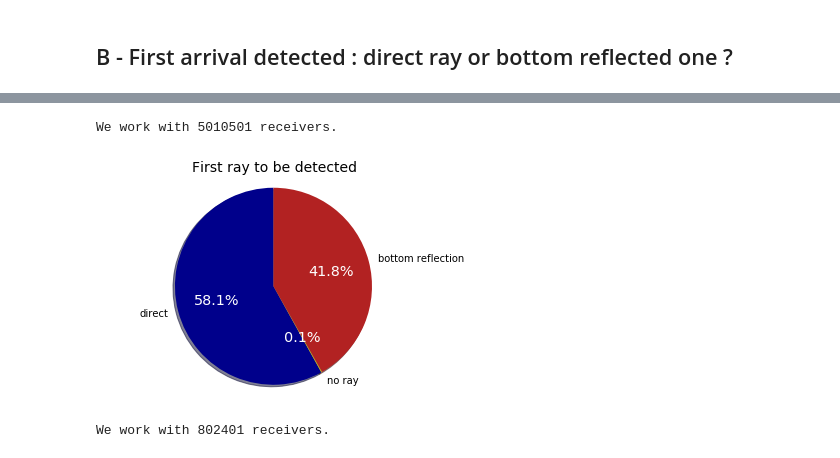
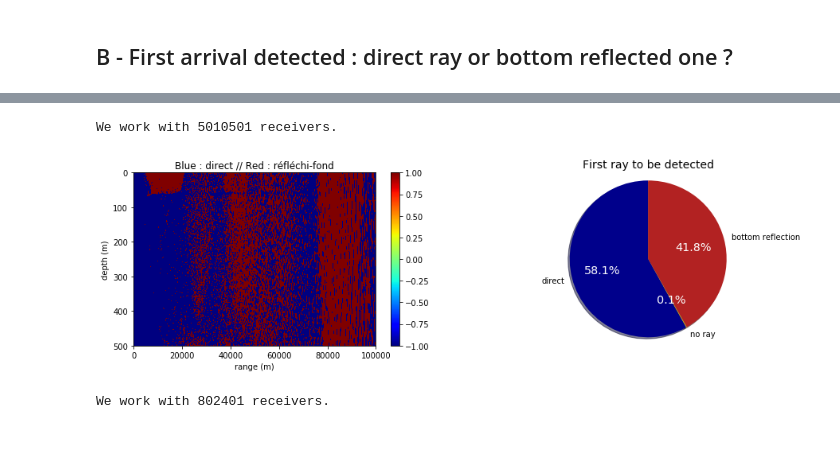
Before and after one commit to ponchama/Cognac_Acoustique, a Jupyter notebook: Bellhop/Arrival_times.ipynb, the cells around one changed output, grey strips where cells are left out. Cells and saved outputs as stored; diff of their text form; code cells hidden in the pictures.

```diff
--- a/Bellhop/Arrival_times.ipynb
+++ b/Bellhop/Arrival_times.ipynb
@@ -431,22 +438,34 @@ plt.gca().invert_yaxis()
 # %%
+##
+plt.figure(figsize=(15, 4))
+plt.subplot(1,2,1)
+plt.pcolormesh(R, Z, Dir1[:,:,isd].T, cmap='jet')
+plt.title ('Blue : direct // Red : réfléchi-fond')
+plt.xlabel("range (m)")
+plt.ylabel("depth (m)")
+cbar = plt.colorbar()
+plt.gca().invert_yaxis()
+
+##
+plt.subplot(1,2,2)
 tot = np.shape(Dir1)[0]*np.shape(Dir1)[1]
 print('We work with %d receivers.' %tot)
 direct = np.shape( np.where(Dir1==-1)[0] )[0]
 no_ray = np.shape(np.where(np.isnan(Dir1)))[1]
-bot_ref = np.shape( np.where(Dir1==1)[0] )[0]
-
+bot_ref = np.shape( np.where(Dir1>=1)[0] )[0]
 name = ['direct', 'no ray', 'bottom reflection']
 data = [direct, no_ray, bot_ref]
-patches, texts, autotexts = plt.pie(data, labels=name, colors=['darkblue','y','firebrick'], \
+patches, texts, autotexts = plt.pie(data, labels=name, \
+                                    colors=['darkblue','y','firebrick'], \
                                     autopct='%1.1f%%', startangle=90, shadow=True)
 for t in autotexts:
     t.set_color('w')
     t.set_size('x-large')
 plt.axis('equal')
 plt.title ('First ray to be detected', fontsize=14)
 plt.show()
 # %% [output]
 We work with 5010501 receivers.
-[figure, old version]
+[figure, new version]
 # %%
 # sur les 20 premiers km, entre 100 et 500m
```
Also changed, not shown: parts of 30 cells of this notebook, 1 other file.
